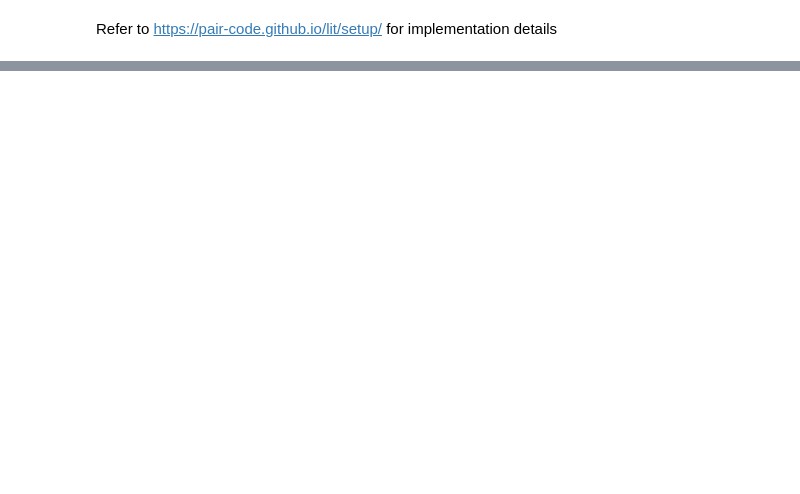
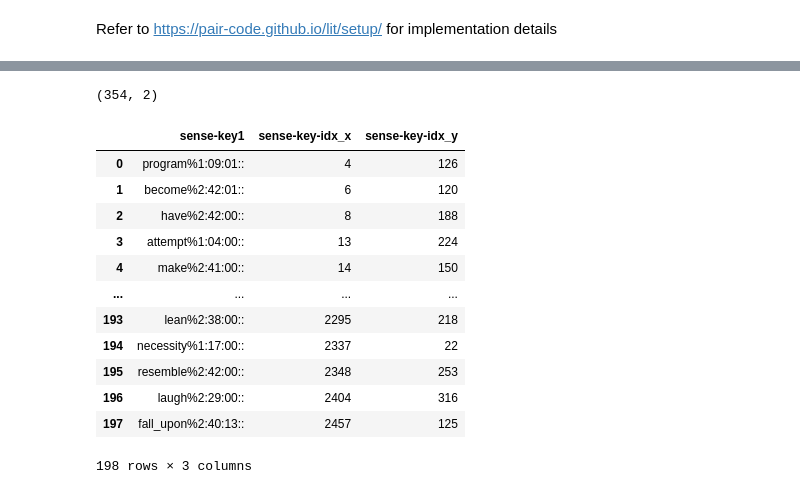
Before and after one commit to WordSenseMakers/bert-wsd, a Jupyter notebook: saliency.ipynb, the cells around one changed output, grey strips where cells are left out. Saved outputs shown, nothing was run; the diff lists cells and outputs as text; code cells hidden in the pictures; blank space fills up the shorter version.

```diff
--- a/saliency.ipynb
+++ b/saliency.ipynb
@@ -153,0 +226,5 @@ ds
+# %%
+tr = SemCorDataSet.unpickle("dataset/semcor4roberta.pickle")
+tr.all_sense_keys["sense-key1"].unique().shape
+#sens2, _ = load_dataset('dataset/senseval2-roberta.pickle')
+#sens3, _ = load_dataset('dataset/senseval3-roberta.pickle')
@@ -153,0 +240,19 @@ ds
+# %%
+semeval2007 = SemCorDataSet.unpickle('dataset/semeval2007-roberta.pickle')
+print(semeval2007.all_sense_keys.shape)
+pd.merge(tr.all_sense_keys, semeval2007.all_sense_keys, on="sense-key1")
+# %% [output]
+(354, 2)
+|  | sense-key1 | sense-key-idx_x | sense-key-idx_y |
+| 0 | program%1:09:01:: | 4 | 126 |
+| 1 | become%2:42:01:: | 6 | 120 |
+| 2 | have%2:42:00:: | 8 | 188 |
+| 3 | attempt%1:04:00:: | 13 | 224 |
+| 4 | make%2:41:00:: | 14 | 150 |
+| ... | ... | ... | ... |
+| 193 | lean%2:38:00:: | 2295 | 218 |
+| 194 | necessity%1:17:00:: | 2337 | 22 |
+| 195 | resemble%2:42:00:: | 2348 | 253 |
+| 196 | laugh%2:29:00:: | 2404 | 316 |
+| 197 | fall_upon%2:40:13:: | 2457 | 125 |
+198 rows × 3 columns
```
Also changed, not shown: parts of 14 cells of this notebook.
